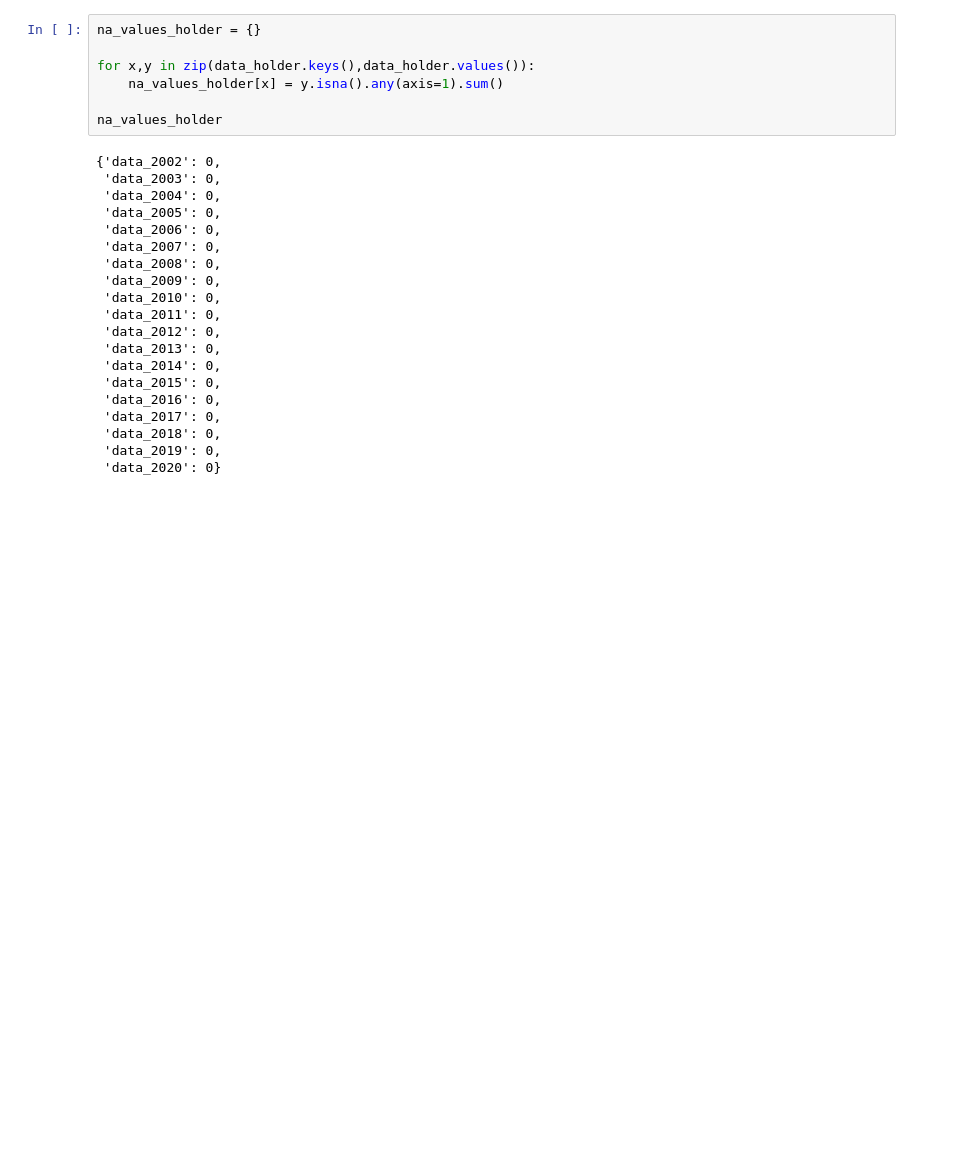
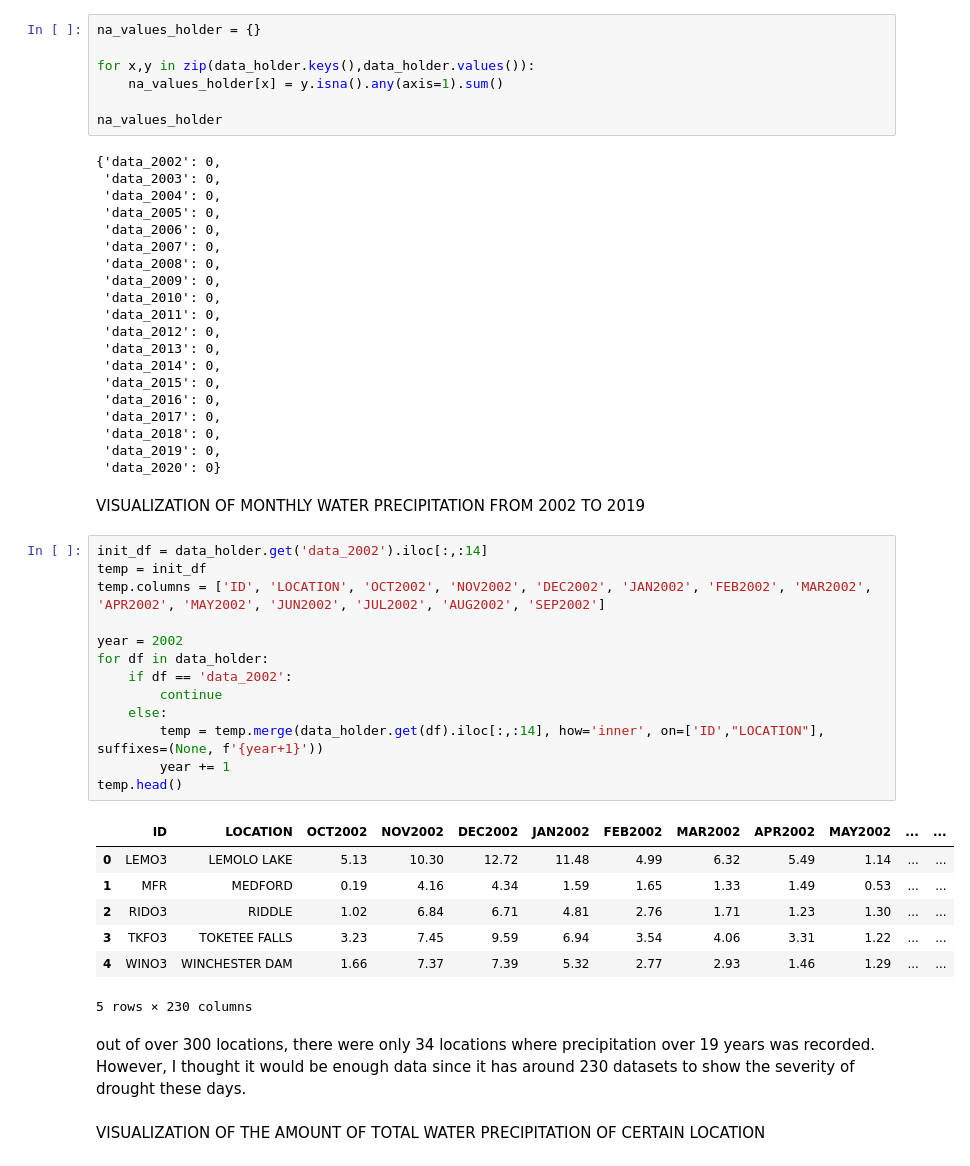
Before and after one commit to jnghlim/precipitation-project, a Jupyter notebook: precipitation-vis.ipynb, the cells around one changed output. Cells and saved outputs as stored; diff of their text form; blank space fills up the shorter version.

```diff
--- a/precipitation-vis.ipynb
+++ b/precipitation-vis.ipynb
@@ -77,3 +79,30 @@ na_values_holder
  'data_2018': 0,
  'data_2019': 0,
  'data_2020': 0}
+# %% [markdown]
+VISUALIZATION OF MONTHLY WATER PRECIPITATION FROM 2002 TO 2019
+# %%
+init_df = data_holder.get('data_2002').iloc[:,:14]
+temp = init_df
+temp.columns = ['ID', 'LOCATION', 'OCT2002', 'NOV2002', 'DEC2002', 'JAN2002', 'FEB2002', 'MAR2002', 'APR2002', 'MAY2002', 'JUN2002', 'JUL2002', 'AUG2002', 'SEP2002']
+
+year = 2002
+for df in data_holder:
+    if df == 'data_2002':
+        continue
+    else:
+        temp = temp.merge(data_holder.get(df).iloc[:,:14], how='inner', on=['ID',"LOCATION"], suffixes=(None, f'{year+1}'))
+        year += 1
+temp.head()
+# %% [output]
+|  | ID | LOCATION | OCT2002 | NOV2002 | DEC2002 | JAN2002 | FEB2002 | MAR2002 | APR2002 | MAY2002 | ... | ... |
+| 0 | LEMO3 | LEMOLO LAKE | 5.13 | 10.30 | 12.72 | 11.48 | 4.99 | 6.32 | 5.49 | 1.14 | ... | ... |
+| 1 | MFR | MEDFORD | 0.19 | 4.16 | 4.34 | 1.59 | 1.65 | 1.33 | 1.49 | 0.53 | ... | ... |
+| 2 | RIDO3 | RIDDLE | 1.02 | 6.84 | 6.71 | 4.81 | 2.76 | 1.71 | 1.23 | 1.30 | ... | ... |
+| 3 | TKFO3 | TOKETEE FALLS | 3.23 | 7.45 | 9.59 | 6.94 | 3.54 | 4.06 | 3.31 | 1.22 | ... | ... |
+| 4 | WINO3 | WINCHESTER DAM | 1.66 | 7.37 | 7.39 | 5.32 | 2.77 | 2.93 | 1.46 | 1.29 | ... | ... |
+5 rows × 230 columns
+# %% [markdown]
+out of over 300 locations, there were only 34 locations where precipitation over 19 years was recorded. However, I thought it would be enough data since it has around 230 datasets to show the severity of drought these days.
+# %% [markdown]
+VISUALIZATION OF THE AMOUNT OF TOTAL WATER PRECIPITATION OF CERTAIN LOCATION
```
Also changed, not shown: parts of 7 cells of this notebook.
